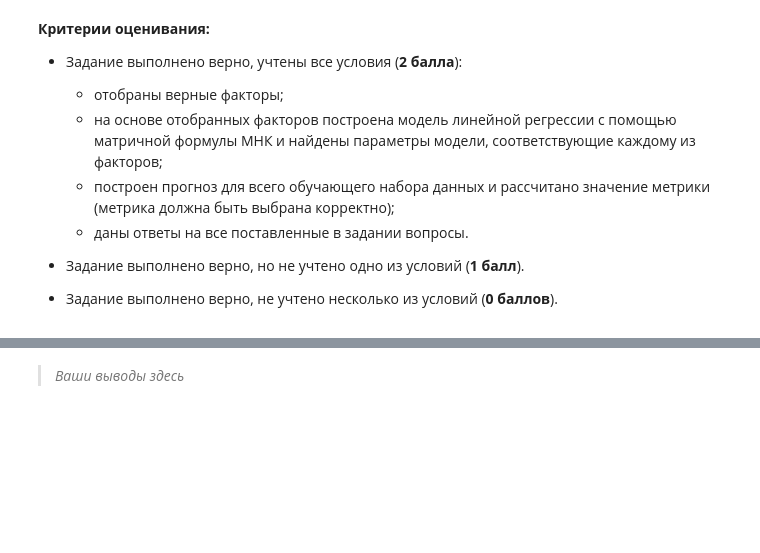
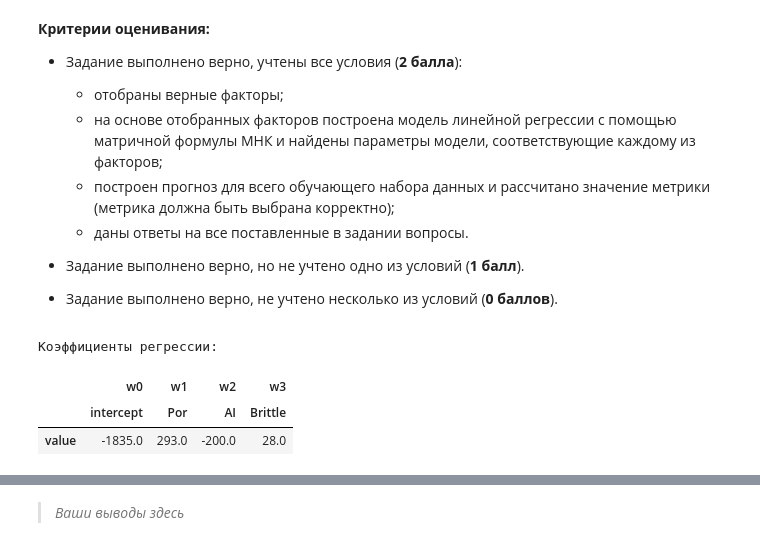
Before and after one commit to akitim/SkillFactory_current, a Jupyter notebook: MATH_ML_2_Практика_Акимкин.ipynb, the cells around one changed output, grey strips where cells are left out. Cells and saved outputs as stored; diff of their text form; code cells hidden in the pictures; blank space fills up the shorter version.

```diff
--- a/MATH_ML_2_Практика_Акимкин.ipynb
+++ b/MATH_ML_2_Практика_Акимкин.ipynb
@@ -212,6 +212,16 @@ print(f'Определитель корреляционной матрицы: {c
 - Задание выполнено верно, но не учтено одно из условий (**1 балл**).
 - Задание выполнено неверно, не учтено несколько условий (**0 баллов**).
 # %%
+# функция для отображения коэффициентов регрессии
+def display_reg_coef(df_labels, w):
+    df_labels.insert(0, 'intercept')
+    df_labels = [('w' + str(i), lbl) for i, lbl in enumerate(df_labels)]
+    w_df = pd.DataFrame({df_labels[i]:[np.round(w[i])] for i in range(len(w)-1)})
+    w_df.set_index(pd.Index(['value']), inplace=True)
+
+    print ("Коэффициенты регрессии:\n")
+    display(w_df)
+
 # матрица признаков
 x = data.drop('Prod', axis=1).values
 
@@ -223,15 +233,9 @@ y = data.loc[:, 'Prod'].values
 
 w = np.linalg.inv(A.T @ A) @ A.T @ y
 
-# DataFrame для отображения коэффициентов регрессии
+# выводим коэффициенты регрессии
 df_labels = data.drop('Prod', axis=1).columns.to_list()
-df_labels.insert(0, 'intercept')
-df_labels = list(zip(['w' + str(i) for i in range(0, 7)], df_labels))
-w_df = pd.DataFrame({df_labels[i]:[np.round(w[i])] for i in range(len(w)-1)})
-w_df.set_index(pd.Index(['value']), inplace=True)
-
-print ("Коэффициенты регрессии:\n")
-display(w_df)
+display_reg_coef(df_labels, w)
 # %% [output]
 Коэффициенты регрессии:
 |  | w0 | w1 | w2 | w3 | w4 | w5 | w6 |
@@ -405,0 +413,59 @@ display(comparison_df)
+# %%
+from itertools import combinations as comb
+
+# функция для отображения коэффициентов регрессии
+def display_reg_coef(df_labels, w):
+    df_labels.insert(0, 'intercept')
+    df_labels = [('w' + str(i), lbl) for i, lbl in enumerate(df_labels)]
+    w_df = pd.DataFrame({df_labels[i]:[np.round(w[i])] for i in range(len(w)-1)})
+    w_df.set_index(pd.Index(['value']), inplace=True)
+
+    print ("Коэффициенты регрессии:\n")
+    display(w_df)
+
+target = 'Prod'
+feat_corr_threshold = 0.7
+target_corr_threshold = 0.05
+
+features = data.columns.to_list() # список всех признаков
+features_ = data.drop(target, axis=1).columns.to_list() #список признаков без целевой
+
+# ищем 'независимые' признаки, коррелирующие между собой выше порога
+
+correlated_features_pairs = [
+    [p1, p2] for p1, p2 in comb(features_, 2)
+    if corr_matrix.loc[p1, p2] > feat_corr_threshold
+ ]
+
+# составляем список признаков на удаление -
+# смотрим  на корреляцию с целевой переменной
+features_to_drop = []
+for p1, p2 in correlated_features_pairs:
+    if  corr_matrix.loc[p1, target] >= corr_matrix.loc[p2, target]\
+        and p1 not in features_to_drop:
+        features_to_drop += [p2]
+    elif p2 not in features_to_drop:
+        features_to_drop += [p1]
+
+# добавляем в список признаки, корр. с целевой ниже порога
+features_to_drop += list(
+    corr_matrix.loc[:, target][
+        np.abs(corr_matrix.loc[:, target]) < target_corr_threshold
+        ].index)
+
+# новая матрица признаков
+x_upd = data.drop(features_to_drop, axis=1).drop(target, axis=1).values
+
+# новая матрица регрессоров
+A_upd = np.hstack((np.ones((x.shape[0], 1)), x))
+
+w_upd = np.linalg.inv(A_upd.T @ A_upd) @ A_upd.T @ y
+
+# выводим коэффициенты регрессии
+df_labels = data.drop(features_to_drop + [target], axis=1).columns.to_list()
+display_reg_coef(df_labels, w_upd)
+# %% [output]
+Коэффициенты регрессии:
+|  | w0 | w1 | w2 | w3 |
+|  | intercept | Por | AI | Brittle |
+| value | -1835.0 | 293.0 | -200.0 | 28.0 |
```
Also changed, not shown: parts of 4 cells of this notebook.
